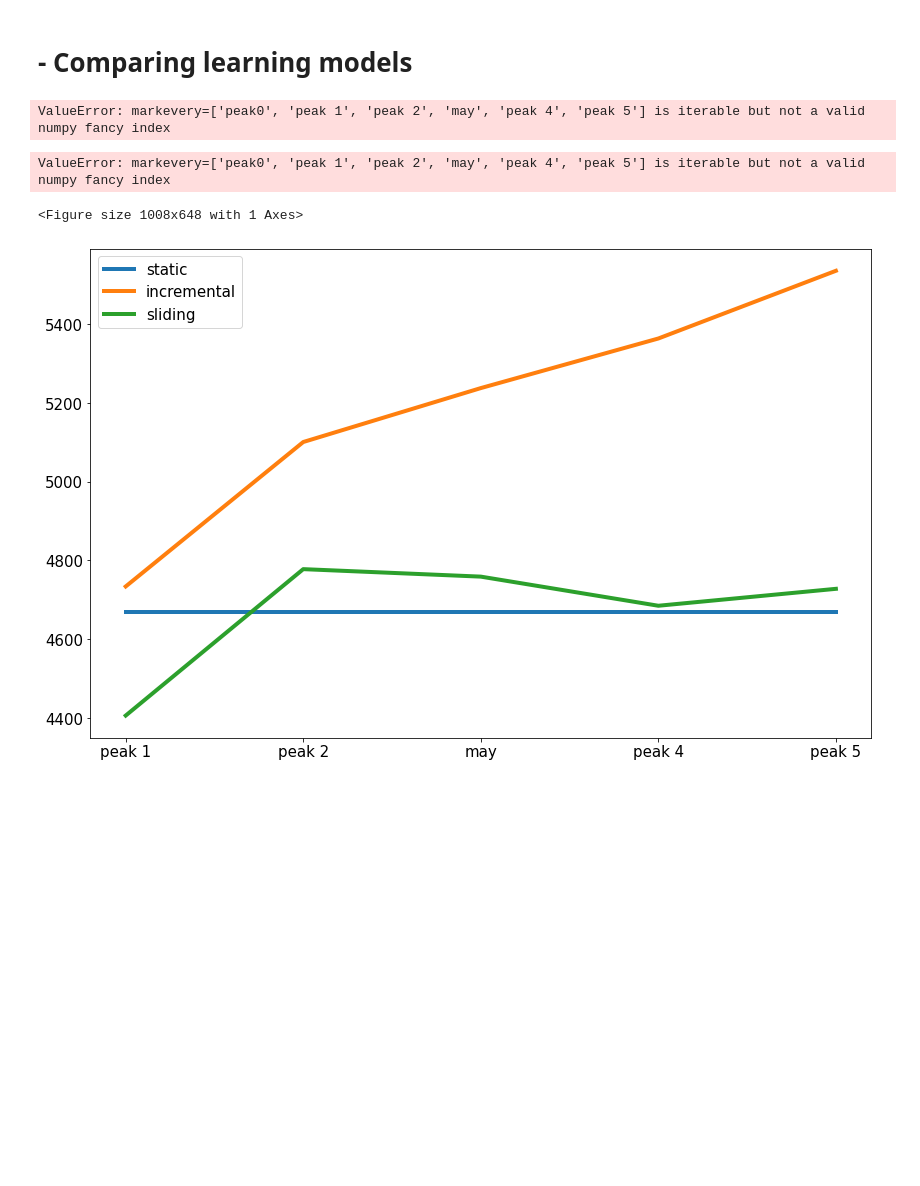
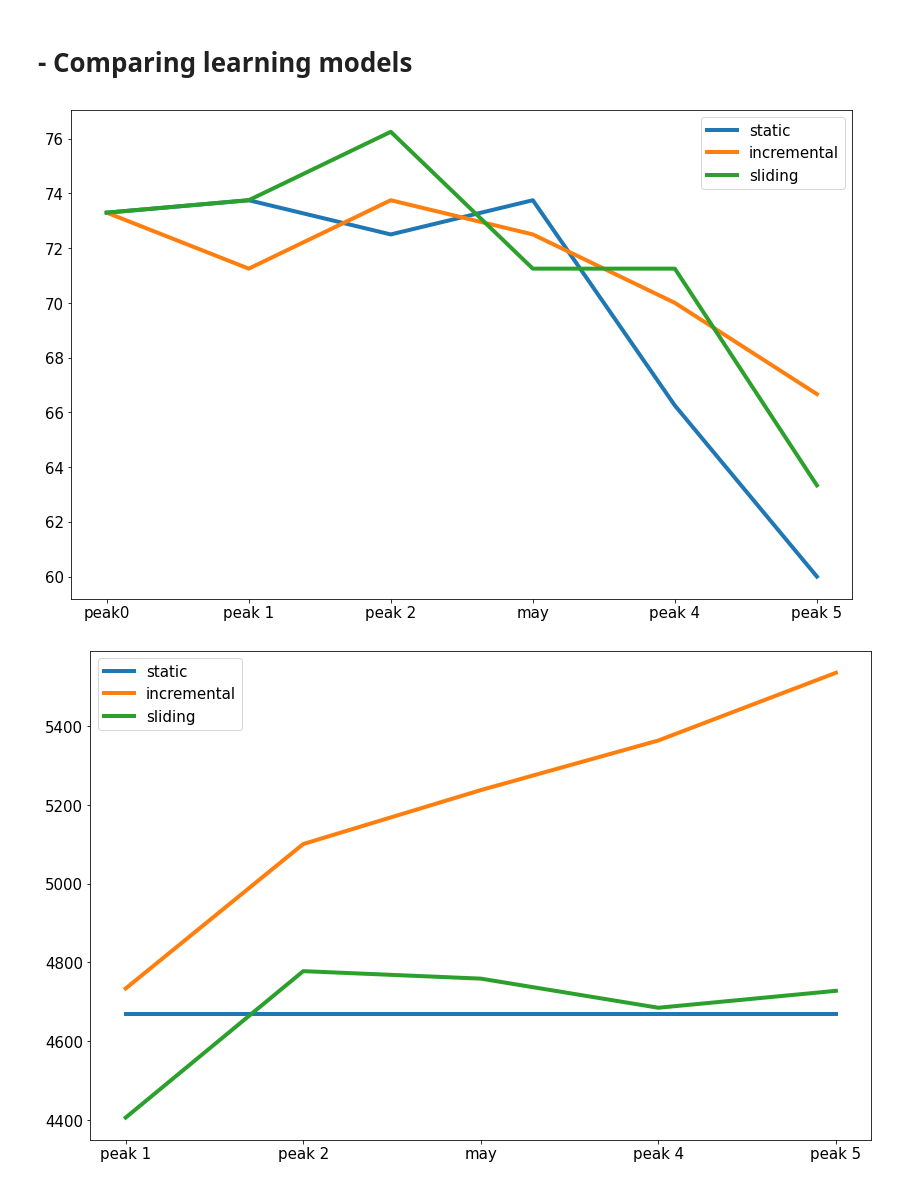
Before and after one commit to martimarino/Body-shaming-detection, a Jupyter notebook: Visualization.ipynb, the cells around one changed output. Saved outputs shown, nothing was run; the diff lists cells and outputs as text; code cells hidden in the pictures; blank space fills up the shorter version.

```diff
--- a/Visualization.ipynb
+++ b/Visualization.ipynb
@@ -324,42 +328,41 @@ plt.show()
 ##### import pandas as pd
 import seaborn as sns
 import matplotlib.pyplot as plt
+import pandas as pd
 
 path_file = './monitoring/concept_drift/'
 start_file ='./models_result/75/test_result_75/ComplementNB-report.csv'
 peaks = ["peak" + str(0)]
 i = 0
 start = pd.read_csv(start_file)
 static_values = [start['precision'][2]*100]
 incremental_values = [start['precision'][2]*100]
 sliding_values = [start['precision'][2]*100]
 marker = []
 for i in range (0,5):
-    static = pd.read_csv(path_file+"static/period"+str(i+1)+"-report.csv")
-    incremental = pd.read_csv(path_file+"incremental/interval"+str(i+1)+"-report.csv")
-    sliding = pd.read_csv(path_file+"sliding/slide"+str(i+1)+"-report.csv")
+    static = pd.read_csv(path_file+"static/period"+str(i+1)+"-report-ComplementNB.csv")
+    incremental = pd.read_csv(path_file+"incremental/interval"+str(i+1)+"-report-ComplementNB.csv")
+    sliding = pd.read_csv(path_file+"sliding/slide"+str(i+1)+"-report-ComplementNB.csv")
     static_values.append(static['precision'][2]*100)
     incremental_values.append(incremental['precision'][2]*100)
     sliding_values.append(sliding['precision'][2]*100)
     marker.append(static['precision'][2]*100)
     if i == 2:
         peaks.append('may')
     else:
         peaks.append("peak "+str(i+1))
     i+=1
 
-plt.plot(peaks, static_values, marker='d', markevery=peaks, label="static", linewidth=4)
+plt.plot(peaks, static_values, label="static", linewidth=4)
 plt.plot(peaks, incremental_values, label="incremental", linewidth=4)
 plt.plot(peaks, sliding_values, label="sliding", linewidth=4)
 plt.yticks(fontsize=15)
 plt.xticks(fontsize=15)
 plt.legend(fontsize=15)
 plt.rcParams["figure.figsize"] = [14,9]
-plt.savefig('./monitoring/img/accuracy_for_model.png')
+plt.savefig('./monitoring/img/accuracy_for_model-ComplementNB.png')
 # %% [output]
-ValueError: markevery=['peak0', 'peak 1', 'peak 2', 'may', 'peak 4', 'peak 5'] is iterable but not a valid numpy fancy index
-ValueError: markevery=['peak0', 'peak 1', 'peak 2', 'may', 'peak 4', 'peak 5'] is iterable but not a valid numpy fancy index
-<Figure size 1008x648 with 1 Axes>
+[figure, added]
 # %%
 import pickle
 static_path = './models_result/75/models_75/'
```
Also changed, not shown: parts of 4 cells of this notebook, 33 other files.
